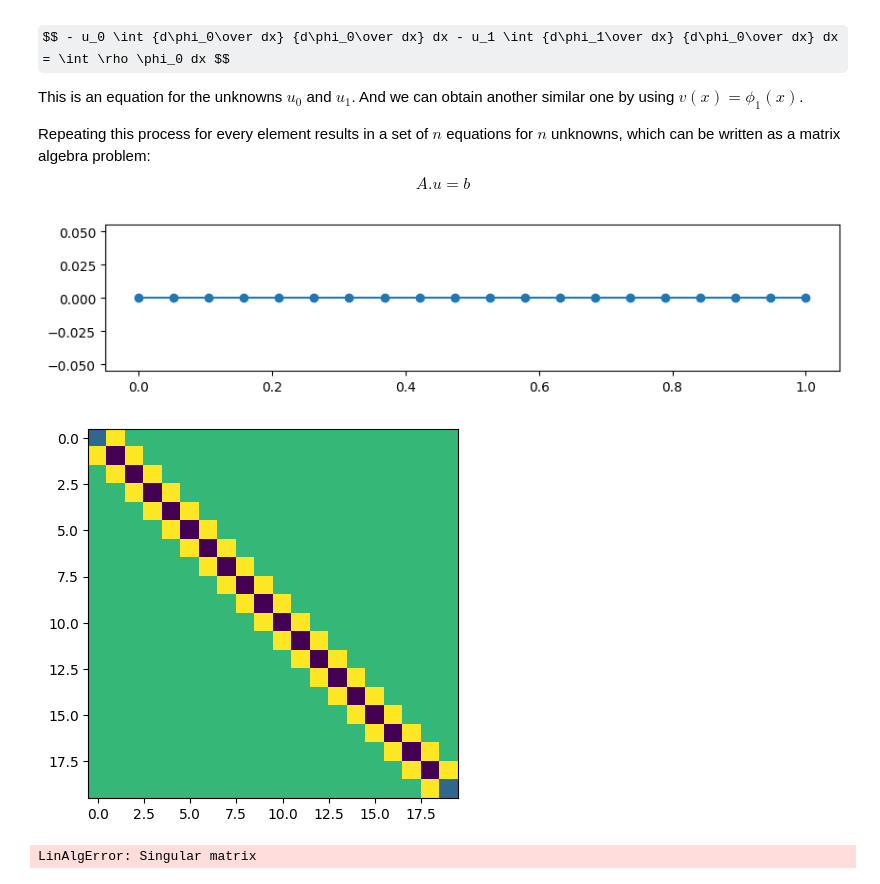
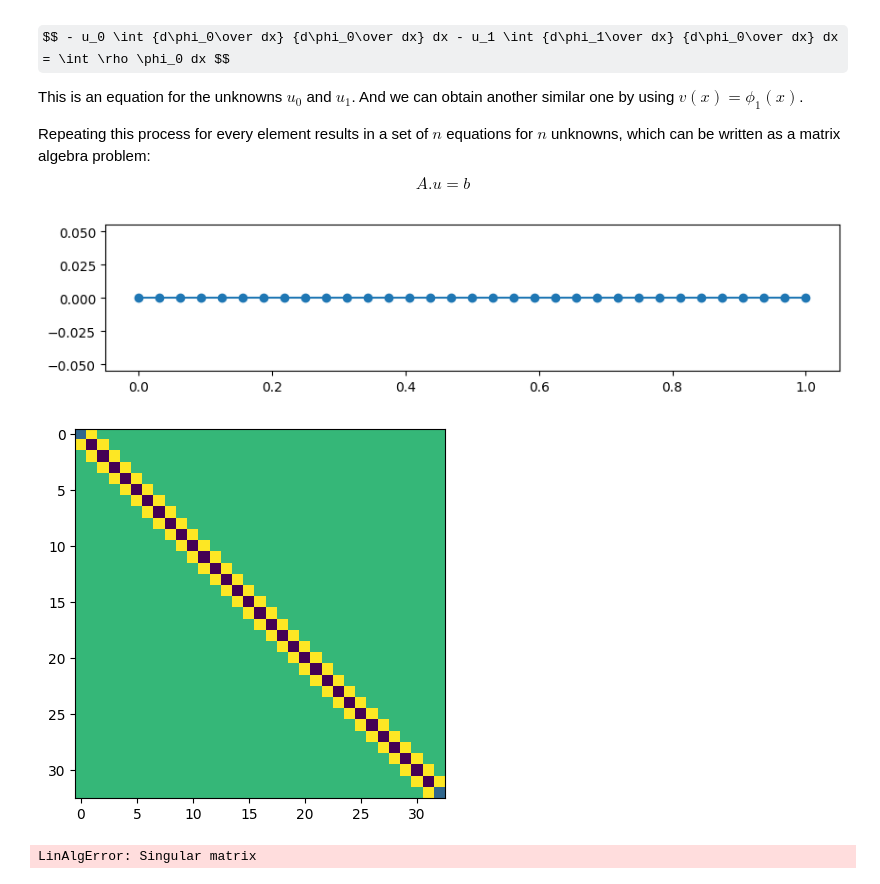
Before and after one commit to chrisrichardson/fenics-tutorial, a Jupyter notebook: Basic_FEM.ipynb, the cells around one changed output. Saved outputs shown, nothing was run; the diff lists cells and outputs as text; code cells hidden in the pictures; some formulas as TeX source.

```diff
--- a/Basic_FEM.ipynb
+++ b/Basic_FEM.ipynb
@@ -31,39 +31,40 @@ Repeating this process for every element results in a set of $n$ equations for $
 import numpy as np
 import matplotlib.pyplot as plt
 
-npts = 20
+npts = 33
 x = np.linspace(0.0, 1.0, npts)
 plt.figure(figsize=(10, 2))
 plt.plot(x, np.zeros_like(x), marker='o')
 plt.show()
 # %% [output]
-[figure, old version]
+[figure, new version]
 # %%
 # The number of elements is one less than the number of points
 nelem = npts - 1
-dx = x[1] - x[0]
 
 # Solve the equation d^2u/dx^2 = 1
 
 # Assemble a matrix for LHS
 A = np.zeros((npts, npts))
 
 for i in range(nelem):
+  dx = x[i + 1] - x[i]
   A[i, i] += -1/dx # -∫(dϕ0/dx)^2 dx
   A[i, i + 1] += 1/dx # -∫(dϕ0/dx)*(dϕ1/dx) dx
   A[i + 1, i] += 1/dx # -∫(dϕ1/dx)*(dϕ0/dx) dx
   A[i + 1, i + 1] += -1/dx # -∫(dϕ1/dx)^2 dx
 
 # Visualise the matrix. Note that most entries are still zero.
 plt.imshow(A)
 
 # Assemble a vector for RHS (rho = 1.0)
 b = np.zeros(npts)
 rho = 1.0
 for i in range(nelem):
+  dx = x[i + 1] - x[i]
   b[i] += rho * 0.5 * dx # ∫ρ ϕ0 dx
   b[i + 1] += rho * 0.5 * dx # ∫ρ ϕ1 dx
 # %% [output]
-[figure, old version]
+[figure, new version]
 # %%
 u = np.linalg.solve(A, b)
```
Also changed, not shown: parts of 5 cells of this notebook.
